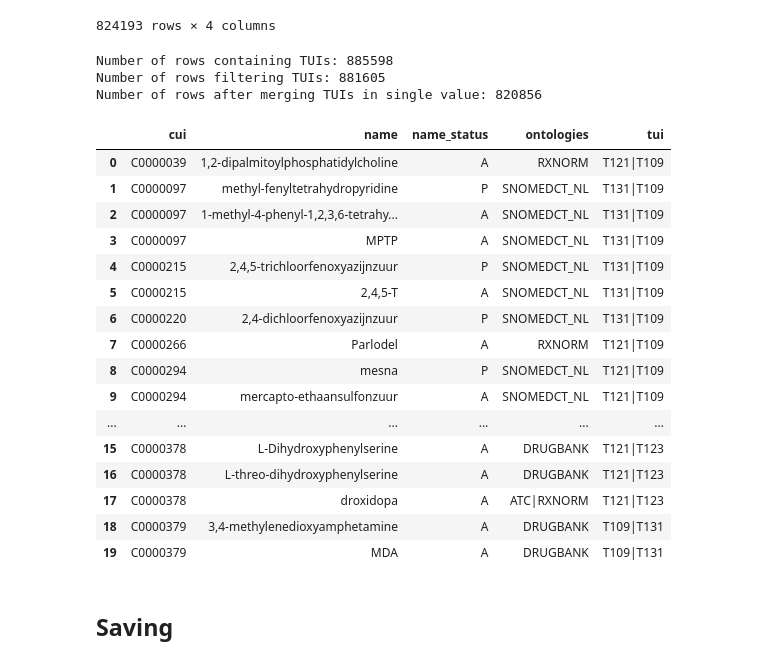
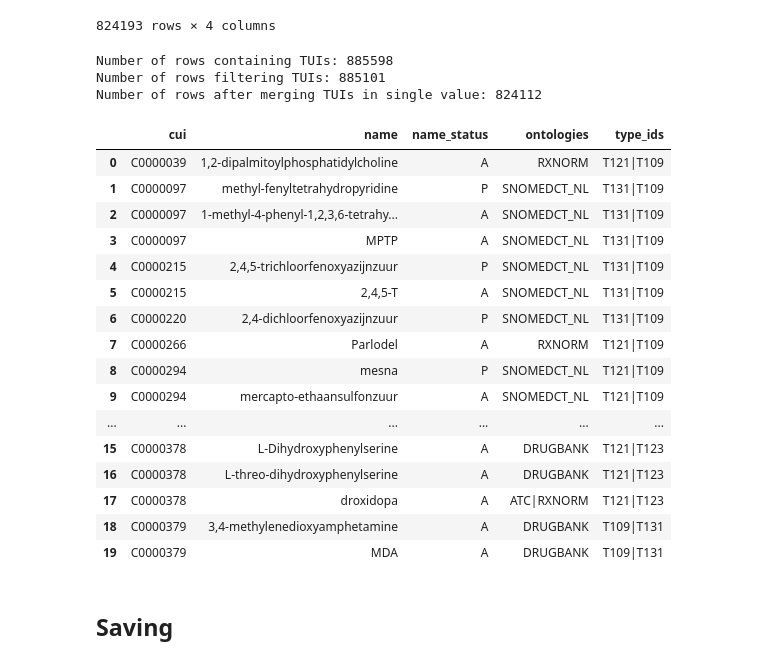
Before and after one commit to umcu/dutch-medical-concepts, a Jupyter notebook: dutch-umls_to_concept-table.ipynb, the cells around one changed output. Drawn from its saved outputs; the diff is of its cells as text; code cells hidden in the pictures.

Commit message:
Fix mistake with TUI filtering after adding drugs

```diff
--- a/dutch-umls_to_concept-table.ipynb
+++ b/dutch-umls_to_concept-table.ipynb
@@ -708,27 +698,28 @@ Records after merging ontologies in single value:  824193
 # %%
 # Add TUIs again
 dutch_umls_snomed_drugs = dutch_umls_snomed_drugs.merge(tui_original, how='left', on='cui')
 print(f'Number of rows containing TUIs: {dutch_umls_snomed_drugs.shape[0]}')
 
 # Remove TUIs
+rows_to_remove = dutch_umls_snomed_drugs[dutch_umls_snomed_drugs.tui.isin(tuis_to_remove)].index
 dutch_umls_snomed_drugs = dutch_umls_snomed_drugs.drop(dutch_umls_snomed_drugs.index[rows_to_remove])
 print(f'Number of rows filtering TUIs: {dutch_umls_snomed_drugs.shape[0]}')
 
 # Merge TUIs in single value
 dutch_umls_snomed_drugs = dutch_umls_snomed_drugs.groupby(['cui', 'name', 'name_status', 'ontologies'])['tui'].apply('|'.join).reset_index()
 print(f'Number of rows after merging TUIs in single value: {dutch_umls_snomed_drugs.shape[0]}')
 
 # Rename TUI column to type_ids
 dutch_umls_snomed_drugs.rename(columns={'tui': 'type_ids'}, inplace=True)
 
 # Sort values
 dutch_umls_snomed_drugs = dutch_umls_snomed_drugs.sort_values(by=['cui', 'name_status', 'name', 'ontologies'], ascending=[True, False, True, True]).reset_index(drop=True)
 dutch_umls_snomed_drugs.head(20)
 # %% [output]
 Number of rows containing TUIs: 885598
-Number of rows filtering TUIs: 881605
-Number of rows after merging TUIs in single value: 820856
+Number of rows filtering TUIs: 885101
+Number of rows after merging TUIs in single value: 824112
-|  | cui | name | name_status | ontologies | tui |
+|  | cui | name | name_status | ontologies | type_ids |
 | 0 | C0000039 | 1,2-dipalmitoylphosphatidylcholine | A | RXNORM | T121|T109 |
 | 1 | C0000097 | methyl-fenyltetrahydropyridine | P | SNOMEDCT_NL | T131|T109 |
 | 2 | C0000097 | 1-methyl-4-phenyl-1,2,3,6-tetrahy... | A | SNOMEDCT_NL | T131|T109 |
```
Also changed, not shown: parts of 4 cells of this notebook.
